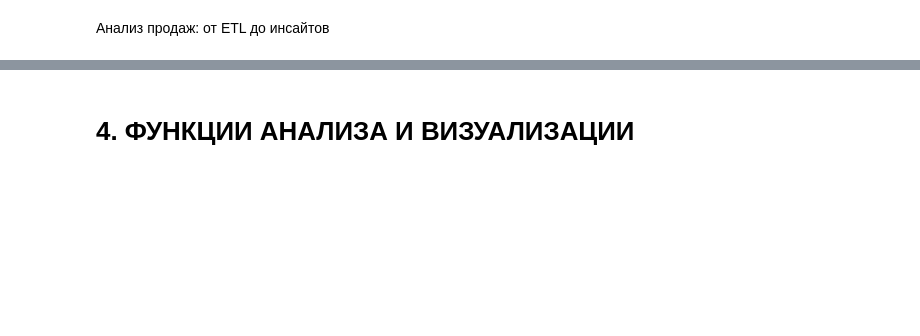
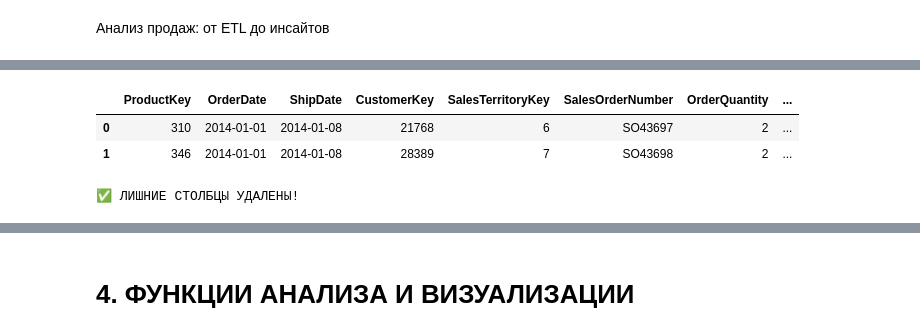
Before and after one commit to AlexSvonrm/AD-5-03.09.25-VNIIT-31, a Jupyter notebook: scripts/main_analysis.ipynb, the cells around one changed output, grey strips where cells are left out. Saved outputs shown, nothing was run; the diff lists cells and outputs as text; code cells hidden in the pictures; blank space fills up the shorter version.

```diff
--- a/scripts/main_analysis.ipynb
+++ b/scripts/main_analysis.ipynb
@@ -177,0 +386,64 @@ def clean_data(df):
+# %%
+# 🗑️ УДАЛЕНИЕ ЛИШНИХ СТОЛБЦОВ
+print("🗑️ УДАЛЕНИЕ ЛИШНИХ СТОЛБЦОВ")
+print("=" * 40)
+
+# Список столбцов для удаления
+columns_to_remove = [
+    'Photo',
+    'NumberChildrenAtHome',
+    'AddressLine1',
+    'RegionImage',
+    'RegionInfo',
+    'CustomerStateCode',
+    'ProductDescription',
+    'SalesOrderLineNumber',
+    'StandardCost',  # равен TotalProductCost
+    'ListPrice',     # равен SalesAmount
+    'PromotionKey',
+    'CustomerCountry', # равен Country
+    'Group'
+]
+
+print("📋 СТОЛБЦЫ ДЛЯ УДАЛЕНИЯ:")
+for i, col in enumerate(columns_to_remove, 1):
+    print(f"   {i:2d}. {col}")
+
+# Удаляем только существующие столбцы
+existing_columns_to_remove = [col for col in columns_to_remove if col in df.columns]
+non_existing_columns = [col for col in columns_to_remove if col not in df.columns]
+
+print(f"\n СТАТУС СТОЛБЦОВ:")
+print(f"   ✅ Найдено для удаления: {len(existing_columns_to_remove)}")
+print(f"   ❌ Не найдено в данных: {len(non_existing_columns)}")
+
+if non_existing_columns:
+    print("   📝 Отсутствующие столбцы:")
+    for col in non_existing_columns:
+        print(f"      - {col}")
+
+# Сохраняем исходное количество столбцов
+initial_columns_count = len(df.columns)
+print(f"\n📊 ИСХОДНОЕ КОЛИЧЕСТВО СТОЛБЦОВ: {initial_columns_count}")
+
+# Удаляем столбцы
+df = df.drop(columns=existing_columns_to_remove, errors='ignore')
+
+# Финальное количество столбцов
+final_columns_count = len(df.columns)
+columns_removed = initial_columns_count - final_columns_count
+
+print(f"\n📊 РЕЗУЛЬТАТ УДАЛЕНИЯ:")
+print(f"   • Удалено столбцов: {columns_removed}")
+print(f"   • Осталось столбцов: {final_columns_count}")
+print(f"   • Сокращение: {columns_removed}/{initial_columns_count} ({columns_removed/initial_columns_count*100:.1f}%)")
+
+print(f"\n📝 ОСТАВШИЕСЯ СТОЛБЦЫ ({final_columns_count}):")
+for i, col in enumerate(df.columns, 1):
+    print(f"   {i:2d}. {col}")
+
+print("\n👀 ПРЕВЬЮ ДАННЫХ ПОСЛЕ УДАЛЕНИЯ:")
+display(df.head(2))
+
+print("✅ ЛИШНИЕ СТОЛБЦЫ УДАЛЕНЫ!")
+# %% [output]
@@ -178 +467,5 @@ def clean_data(df):
+|  | ProductKey | OrderDate | ShipDate | CustomerKey | SalesTerritoryKey | SalesOrderNumber | OrderQuantity | ... |
+| 0 | 310 | 2014-01-01 | 2014-01-08 | 21768 | 6 | SO43697 | 2 | ... |
+| 1 | 346 | 2014-01-01 | 2014-01-08 | 28389 | 7 | SO43698 | 2 | ... |
+✅ ЛИШНИЕ СТОЛБЦЫ УДАЛЕНЫ!
 # %%
```
Also changed, not shown: parts of 30 cells of this notebook, 8 other files.
